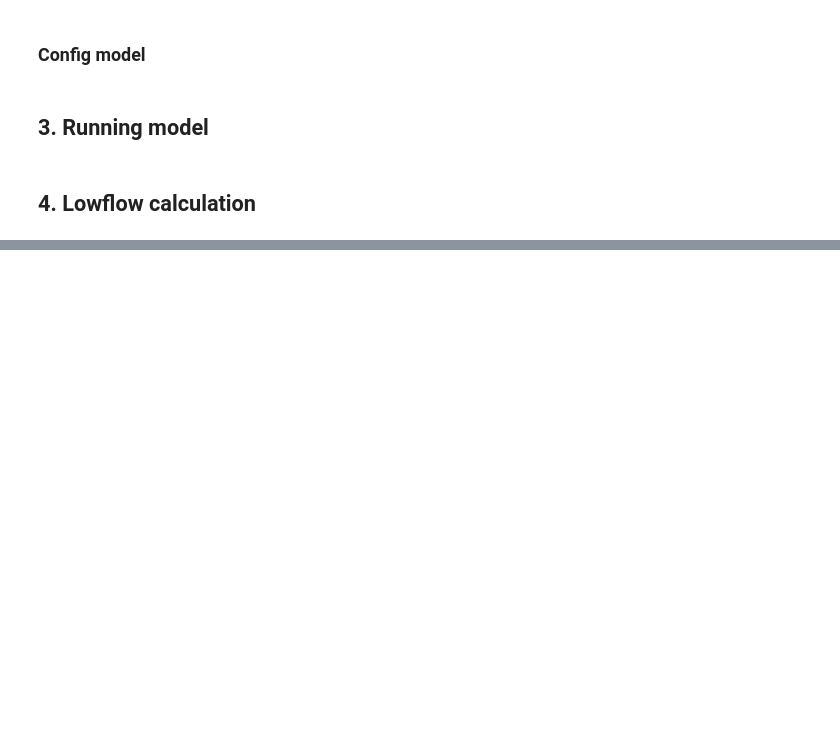
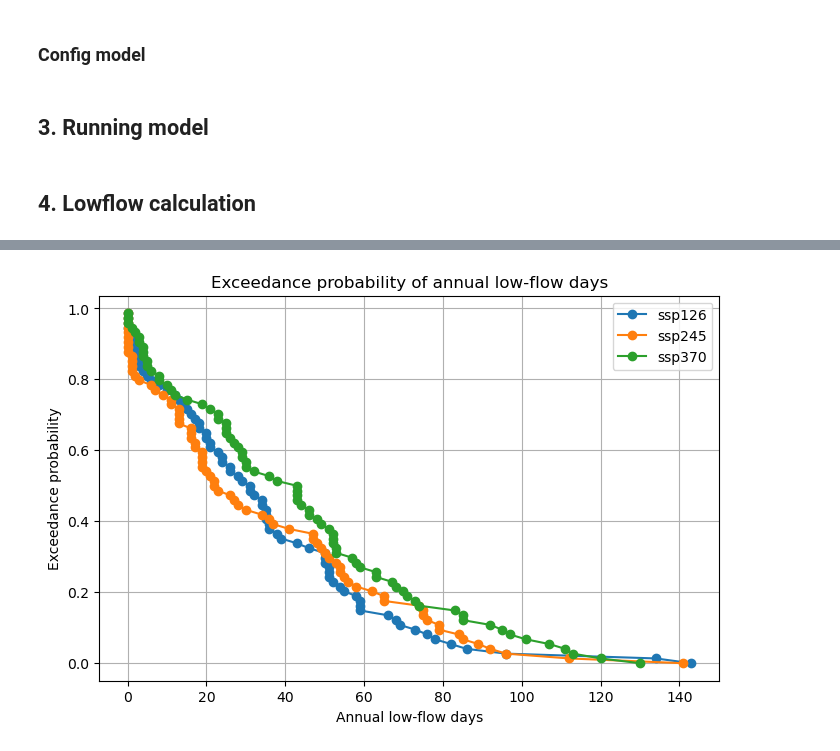
Before and after one commit to eWaterCycle/projects, a Jupyter notebook: Workyard/Step7_CMIP_Projections.ipynb, the cells around one changed output, grey strips where cells are left out. Drawn from its saved outputs; the diff is of its cells as text; code cells hidden in the pictures; blank space fills up the shorter version.

```diff
--- a/Workyard/Step7_CMIP_Projections.ipynb
+++ b/Workyard/Step7_CMIP_Projections.ipynb
@@ -284,0 +626,34 @@ NameError: name 'lowflow_counter_ensemble' is not defined
+# %%
+def plot_lowflow_exceedance_by_scenario(lowflow_results, scenarios, periods):
+
+    plt.figure(figsize=(8, 5))
+
+    for scenario in scenarios:
+
+        all_lowflows = []
+
+        for i in range(len(periods[0])):
+
+            start_year = periods[0][i]
+            end_year = periods[1][i]
+
+            key = f"{scenario}_{start_year}_{end_year}"
+            lowflow_table = lowflow_results[key]
+
+            all_lowflows.extend(lowflow_table["set_avg"].values)
+
+        values = np.sort(all_lowflows)
+        exceedance = 1 - (np.arange(1, len(values) + 1) / len(values))
+
+        plt.plot(values, exceedance, marker="o", label=scenario)
+
+    plt.xlabel("Annual low-flow days")
+    plt.ylabel("Exceedance probability")
+    plt.title("Exceedance probability of annual low-flow days")
+    plt.grid(True)
+    plt.legend()
+    plt.show()
+# %%
+plot_lowflow_exceedance_by_scenario(lowflow_results, scenarios, periods)
+# %% [output]
+[figure, added]
```
Also changed, not shown: parts of 31 cells of this notebook.
